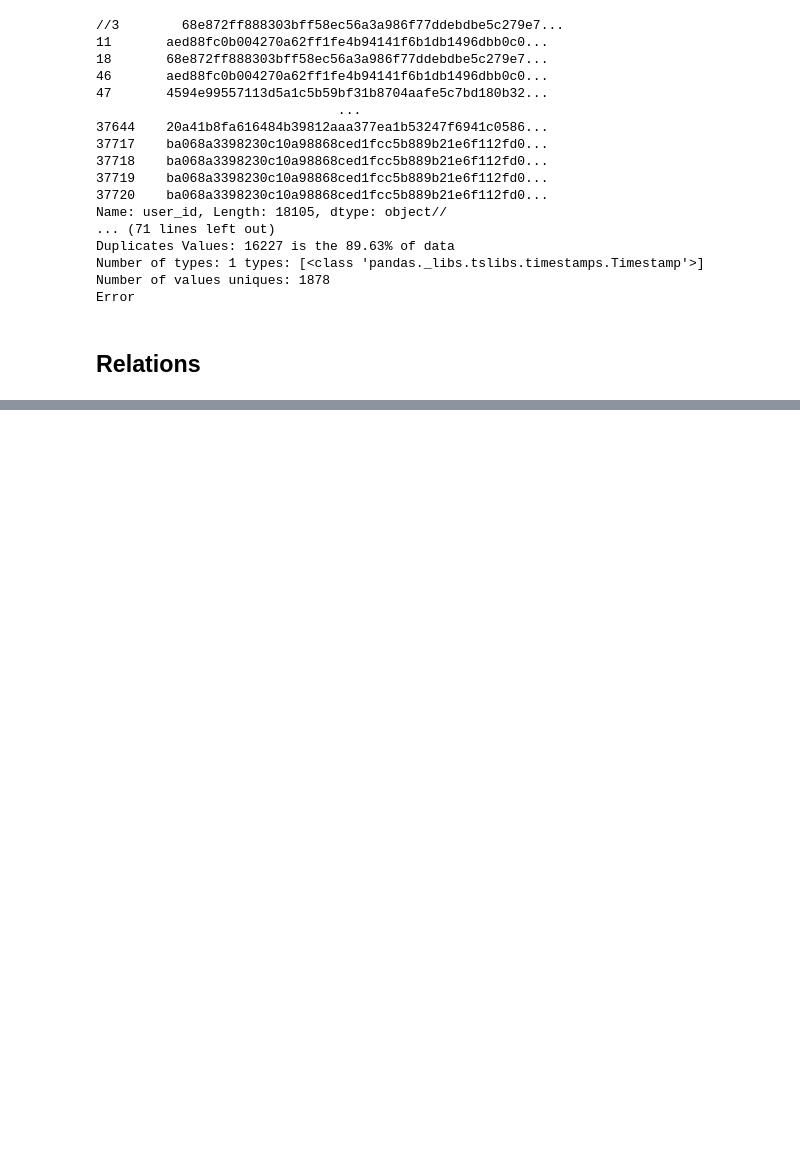
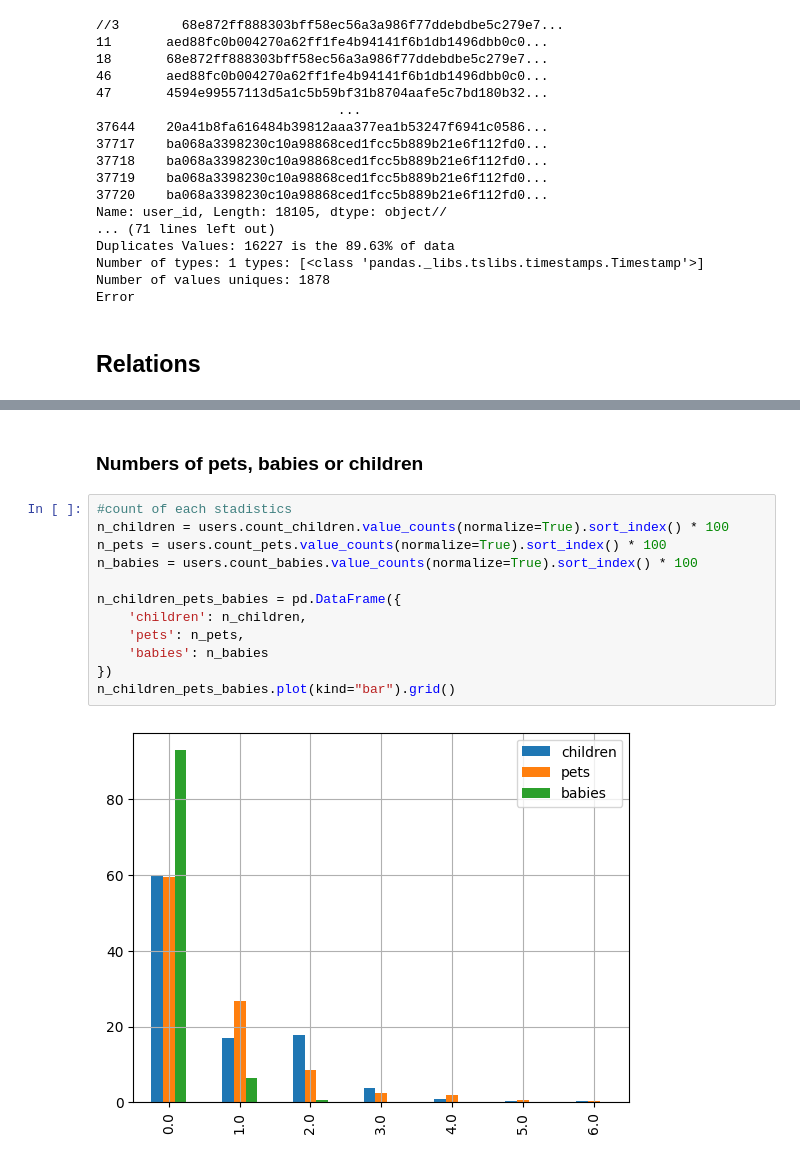
Before and after one commit to MaickMos/zrive-ds, a Jupyter notebook: src/module_2/Understanding_problem_space.ipynb, the cells around one changed output, grey strips where cells are left out. Drawn from its saved outputs; the diff is of its cells as text; blank space fills up the shorter version.

```diff
--- a/src/module_2/Understanding_problem_space.ipynb
+++ b/src/module_2/Understanding_problem_space.ipynb
@@ -549,0 +458,16 @@ percentage_more_than_one_baby
+# %% [markdown]
+### Numbers of pets, babies or children
+# %%
+#count of each stadistics
+n_children = users.count_children.value_counts(normalize=True).sort_index() * 100
+n_pets = users.count_pets.value_counts(normalize=True).sort_index() * 100
+n_babies = users.count_babies.value_counts(normalize=True).sort_index() * 100
+
+n_children_pets_babies = pd.DataFrame({
+    'children': n_children,
+    'pets': n_pets,
+    'babies': n_babies
+})
+n_children_pets_babies.plot(kind="bar").grid()
+# %% [output]
+[figure, added]
```
Also changed, not shown: parts of 63 cells of this notebook.
